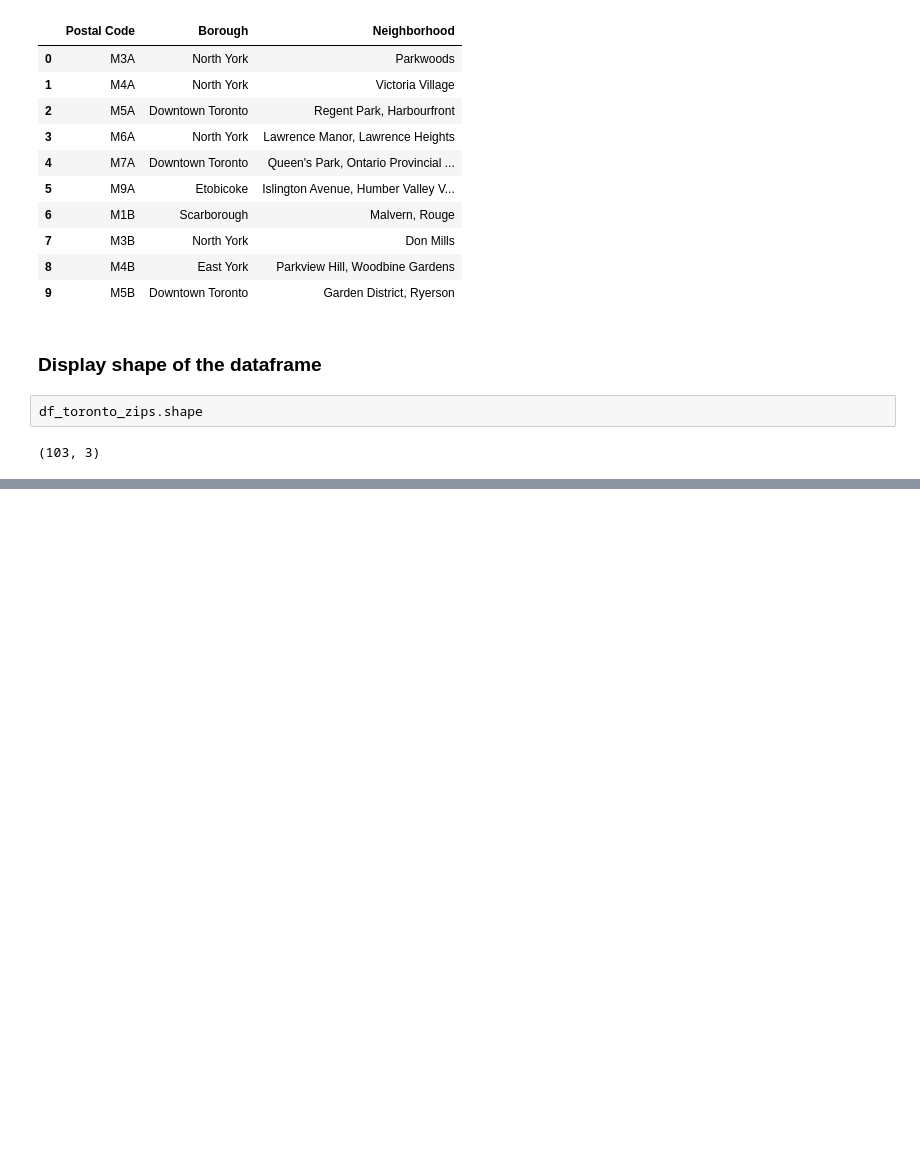
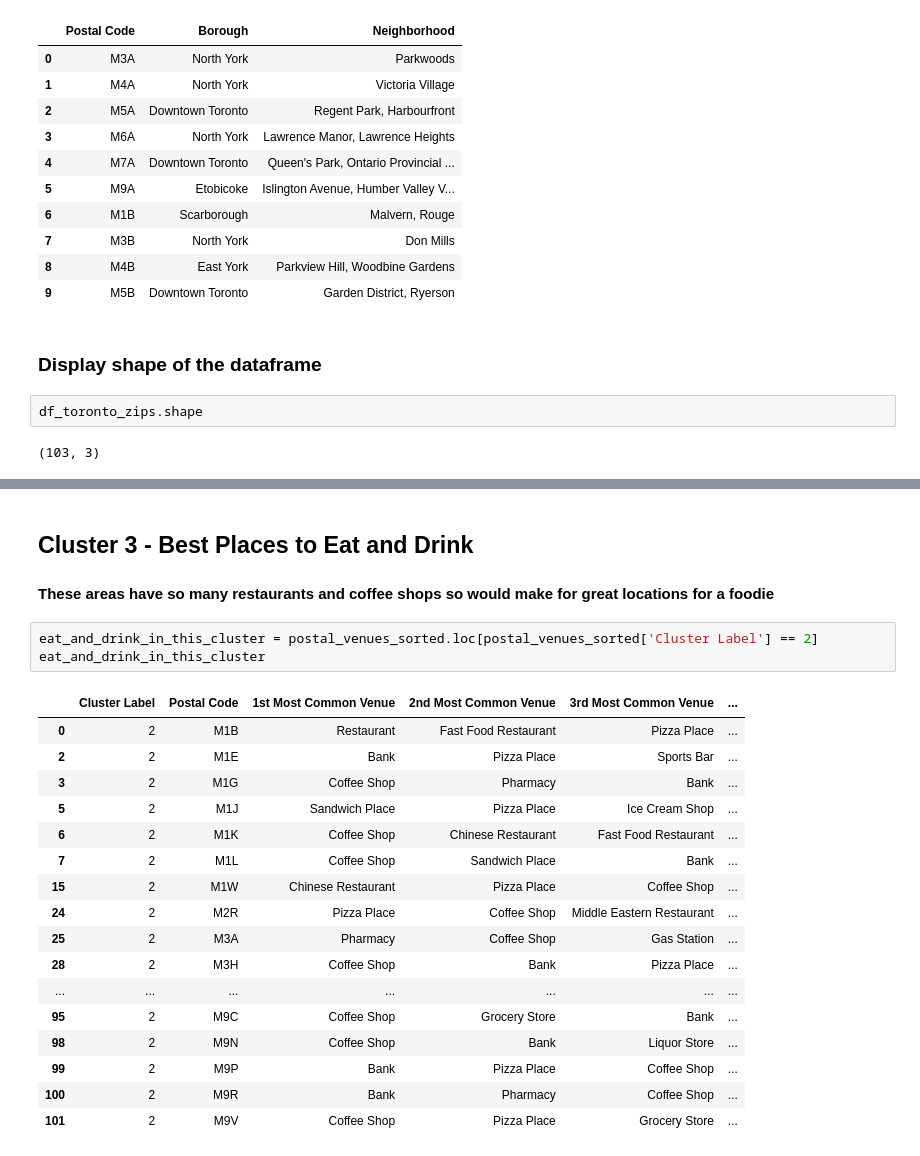
Before and after one commit to jlieberman92/Coursera_Capstone, a Jupyter notebook: Battle_of_the_Neighborhoods_Capstone.ipynb, the cells around one changed output, grey strips where cells are left out. Drawn from its saved outputs; the diff is of its cells as text; blank space fills up the shorter version.

```diff
--- a/Battle_of_the_Neighborhoods_Capstone.ipynb
+++ b/Battle_of_the_Neighborhoods_Capstone.ipynb
@@ -56,0 +424,24 @@ df_toronto_zips.shape
+# %% [markdown]
+## Cluster 3 - Best Places to Eat and Drink
+#### These areas have so many restaurants and coffee shops so would make for great locations for a foodie
+# %%
+eat_and_drink_in_this_cluster = postal_venues_sorted.loc[postal_venues_sorted['Cluster Label'] == 2]
+eat_and_drink_in_this_cluster
+# %% [output]
+|  | Cluster Label | Postal Code | 1st Most Common Venue | 2nd Most Common Venue | 3rd Most Common Venue | ... |
+| 0 | 2 | M1B | Restaurant | Fast Food Restaurant | Pizza Place | ... |
+| 2 | 2 | M1E | Bank | Pizza Place | Sports Bar | ... |
+| 3 | 2 | M1G | Coffee Shop | Pharmacy | Bank | ... |
+| 5 | 2 | M1J | Sandwich Place | Pizza Place | Ice Cream Shop | ... |
+| 6 | 2 | M1K | Coffee Shop | Chinese Restaurant | Fast Food Restaurant | ... |
+| 7 | 2 | M1L | Coffee Shop | Sandwich Place | Bank | ... |
+| 15 | 2 | M1W | Chinese Restaurant | Pizza Place | Coffee Shop | ... |
+| 24 | 2 | M2R | Pizza Place | Coffee Shop | Middle Eastern Restaurant | ... |
+| 25 | 2 | M3A | Pharmacy | Coffee Shop | Gas Station | ... |
+| 28 | 2 | M3H | Coffee Shop | Bank | Pizza Place | ... |
+| ... | ... | ... | ... | ... | ... | ... |
+| 95 | 2 | M9C | Coffee Shop | Grocery Store | Bank | ... |
+| 98 | 2 | M9N | Coffee Shop | Bank | Liquor Store | ... |
+| 99 | 2 | M9P | Bank | Pizza Place | Coffee Shop | ... |
+| 100 | 2 | M9R | Bank | Pharmacy | Coffee Shop | ... |
+| 101 | 2 | M9V | Coffee Shop | Pizza Place | Grocery Store | ... |
```
Also changed, not shown: parts of 54 cells of this notebook.
